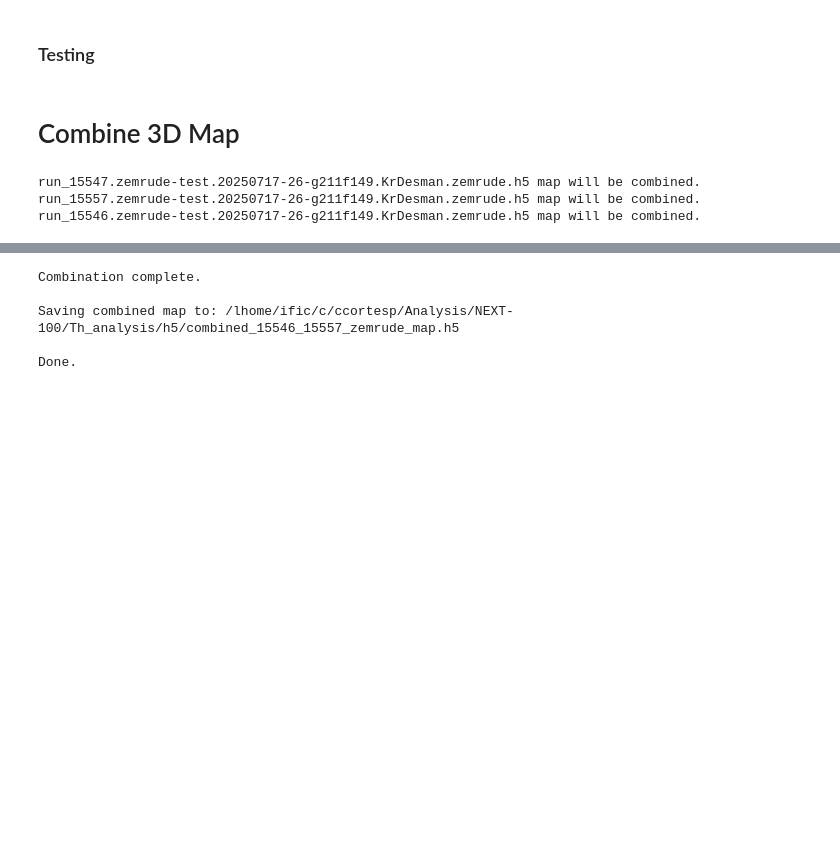
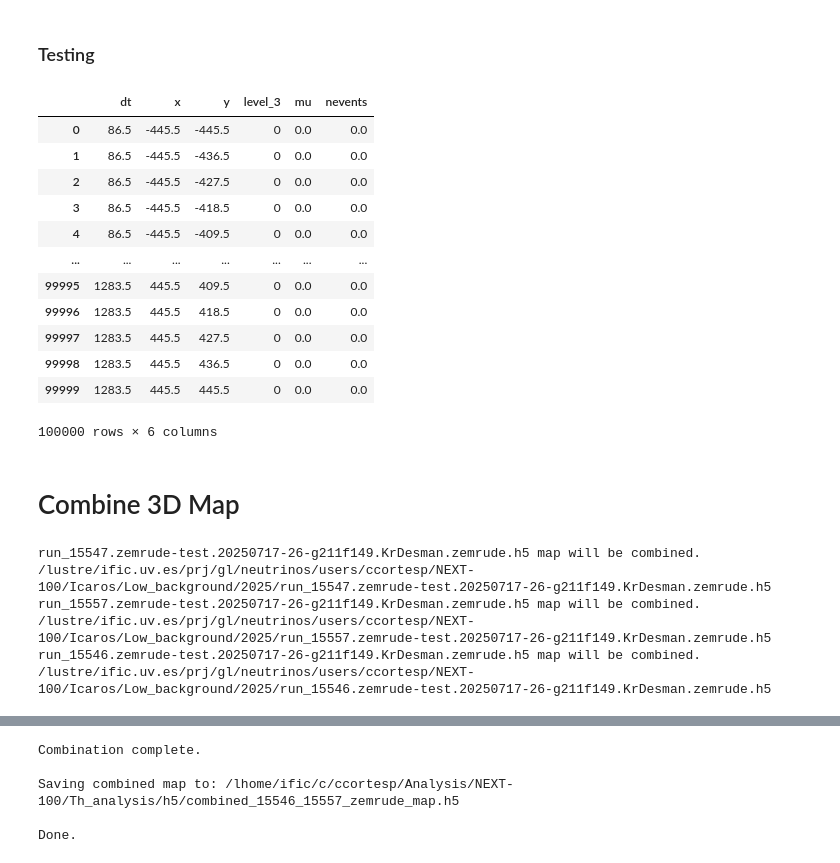
Before and after one commit to camacortespar/next-analysis, a Jupyter notebook: NEXT-100/Th_analysis/notebooks/Krypton_Data_Generator.ipynb, the cells around one changed output, grey strips where cells are left out. Cells and saved outputs as stored; diff of their text form; code cells hidden in the pictures; blank space fills up the shorter version.

Commit message:
Updating how to process Th calibration data

```diff
--- a/NEXT-100/Th_analysis/notebooks/Krypton_Data_Generator.ipynb
+++ b/NEXT-100/Th_analysis/notebooks/Krypton_Data_Generator.ipynb
@@ -66,11 +66,29 @@ def create_full_h5_scale(scale_list):
 # %% [markdown]
 ### Testing
 # %%
-test_file = '/lhome/ific/c/ccortesp/Analysis/NEXT-100/Th_analysis/h5/energy_scale_he.h5'
+# Icaros 2025
+# test_file = '/lhome/ific/c/ccortesp/Analysis/NEXT-100/Th_analysis/h5/energy_scale_he.h5'
 # test_file = '/lhome/ific/c/ccortesp/Analysis/NEXT-100/Th_analysis/h5/combined_15546_15557.map3d'
 
-test_df = pd.read_hdf(test_file, key='data')
+# Zemrude 2026
+test_file = '/lhome/ific/c/ccortesp/Analysis/NEXT-100/Th_analysis/h5/combined_15546_15557_zemrude_map.h5'
+
+test_df = pd.read_hdf(test_file, key='/krmap')       # Options as key: 'krmap', 'data'
 test_df
+# %% [output]
+|  | dt | x | y | level_3 | mu | nevents |
+| 0 | 86.5 | -445.5 | -445.5 | 0 | 0.0 | 0.0 |
+| 1 | 86.5 | -445.5 | -436.5 | 0 | 0.0 | 0.0 |
+| 2 | 86.5 | -445.5 | -427.5 | 0 | 0.0 | 0.0 |
+| 3 | 86.5 | -445.5 | -418.5 | 0 | 0.0 | 0.0 |
+| 4 | 86.5 | -445.5 | -409.5 | 0 | 0.0 | 0.0 |
+| ... | ... | ... | ... | ... | ... | ... |
+| 99995 | 1283.5 | 445.5 | 409.5 | 0 | 0.0 | 0.0 |
+| 99996 | 1283.5 | 445.5 | 418.5 | 0 | 0.0 | 0.0 |
+| 99997 | 1283.5 | 445.5 | 427.5 | 0 | 0.0 | 0.0 |
+| 99998 | 1283.5 | 445.5 | 436.5 | 0 | 0.0 | 0.0 |
+| 99999 | 1283.5 | 445.5 | 445.5 | 0 | 0.0 | 0.0 |
+100000 rows × 6 columns
 # %% [markdown]
 # Combine 3D Map
 # %%
@@ -83,10 +101,14 @@ for file in os.listdir(ICAROS_LOW_BCKG_DIR):
 
         filename = os.path.join(ICAROS_LOW_BCKG_DIR, file)
         print(f"{os.path.basename(filename)} map will be combined.")
+        print(filename)
 
         df = pd.read_hdf(filename, key='krmap/krmap')
         list_maps_h5.append(df)
 # %% [output]
 run_15547.zemrude-test.20250717-26-g211f149.KrDesman.zemrude.h5 map will be combined.
+/lustre/ific.uv.es/prj/gl/neutrinos/users/ccortesp/NEXT-100/Icaros/Low_background/2025/run_15547.zemrude-test.20250717-26-g211f149.KrDesman.zemrude.h5
 run_15557.zemrude-test.20250717-26-g211f149.KrDesman.zemrude.h5 map will be combined.
+/lustre/ific.uv.es/prj/gl/neutrinos/users/ccortesp/NEXT-100/Icaros/Low_background/2025/run_15557.zemrude-test.20250717-26-g211f149.KrDesman.zemrude.h5
 run_15546.zemrude-test.20250717-26-g211f149.KrDesman.zemrude.h5 map will be combined.
+/lustre/ific.uv.es/prj/gl/neutrinos/users/ccortesp/NEXT-100/Icaros/Low_background/2025/run_15546.zemrude-test.20250717-26-g211f149.KrDesman.zemrude.h5
```
Also changed, not shown: parts of 2 cells of this notebook, 3 other files.
